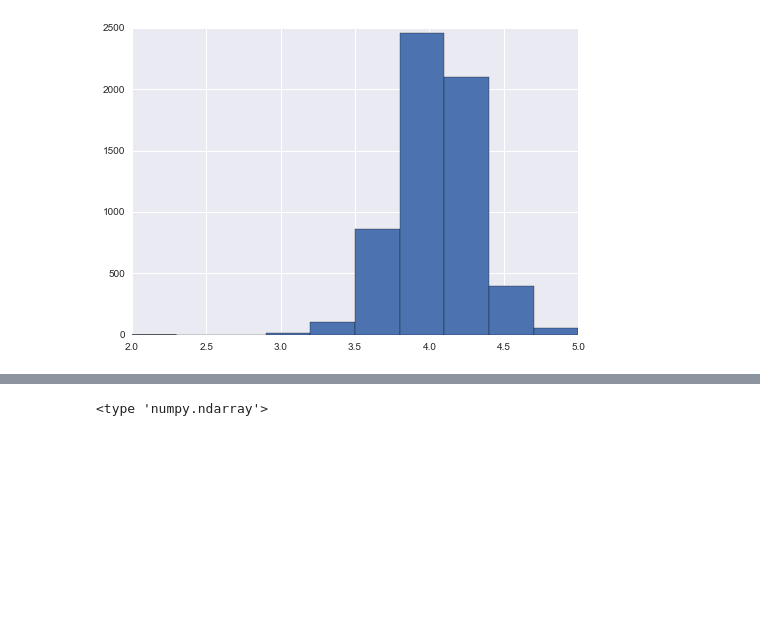
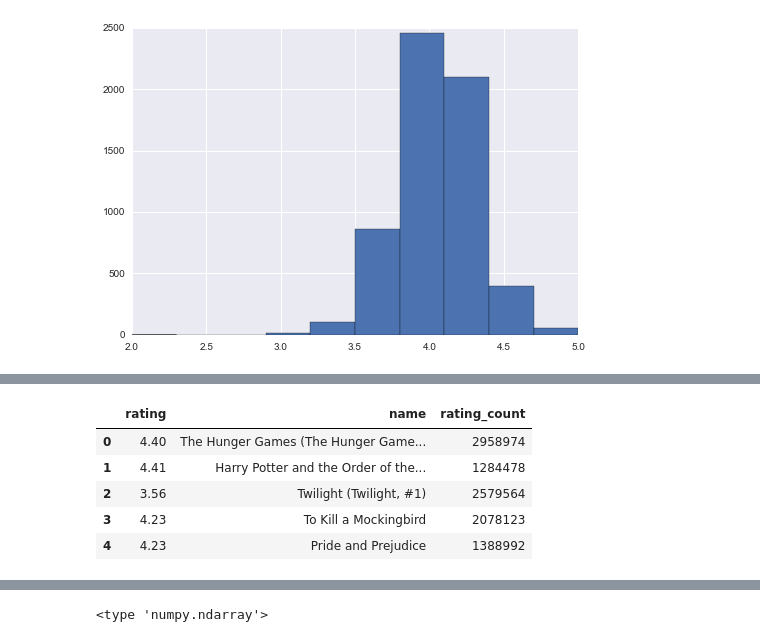
Before and after one commit to skooog/dst4l3, a Jupyter notebook: day1rahul/Teaser.ipynb, the cells around one changed output, grey strips where cells are left out. Drawn from its saved outputs; the diff is of its cells as text; code cells hidden in the pictures; blank space fills up the shorter version.

```diff
--- a/day1rahul/Teaser.ipynb
+++ b/day1rahul/Teaser.ipynb
@@ -189,0 +329,11 @@ plt.hist(vals);
+# %%
+#doing a thing, then a subset of that thing, and taking stuff out. make sure it's an AND and not an OR.
+dfnew=df[['rating','name','rating_count']]
+dfnew.head()
+# %% [output]
+|  | rating | name | rating_count |
+| 0 | 4.40 | The Hunger Games (The Hunger Game... | 2958974 |
+| 1 | 4.41 | Harry Potter and the Order of the... | 1284478 |
+| 2 | 3.56 | Twilight (Twilight, #1) | 2579564 |
+| 3 | 4.23 | To Kill a Mockingbird | 2078123 |
+| 4 | 4.23 | Pride and Prejudice | 1388992 |
```
Also changed, not shown: parts of 19 cells of this notebook.
